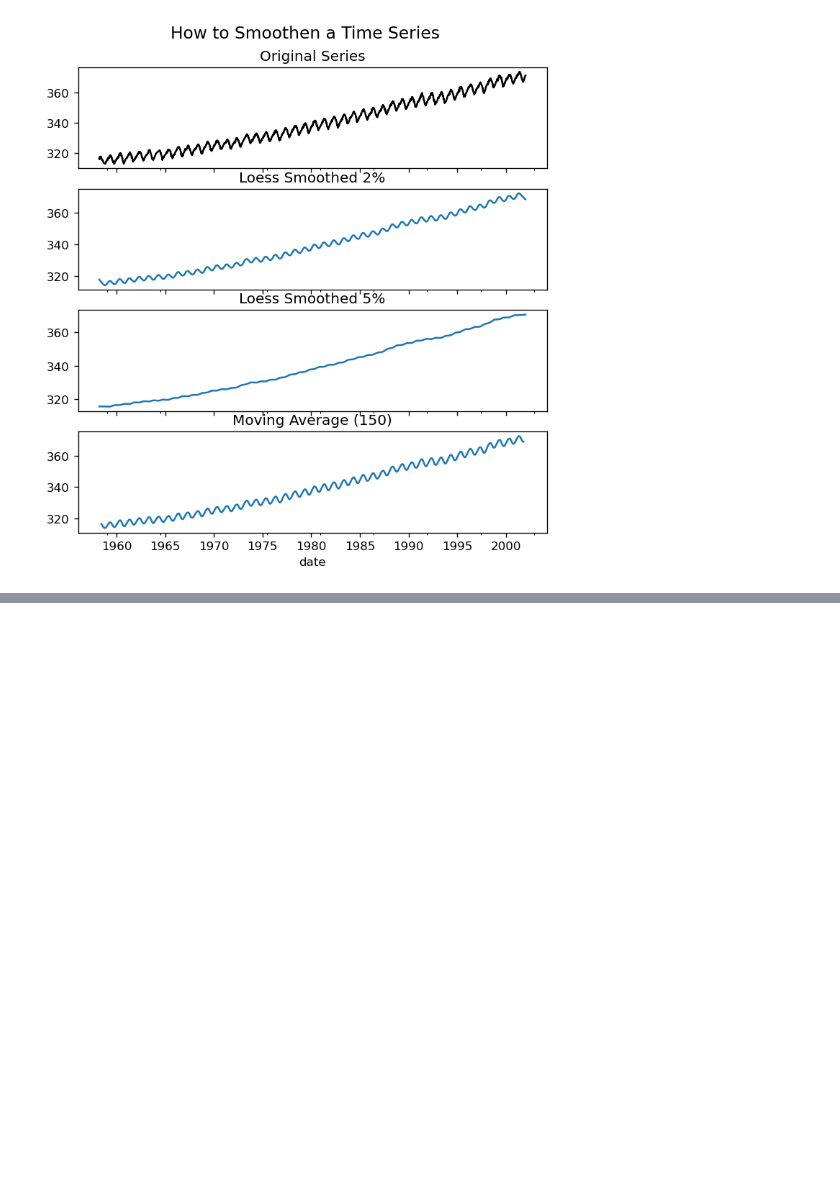
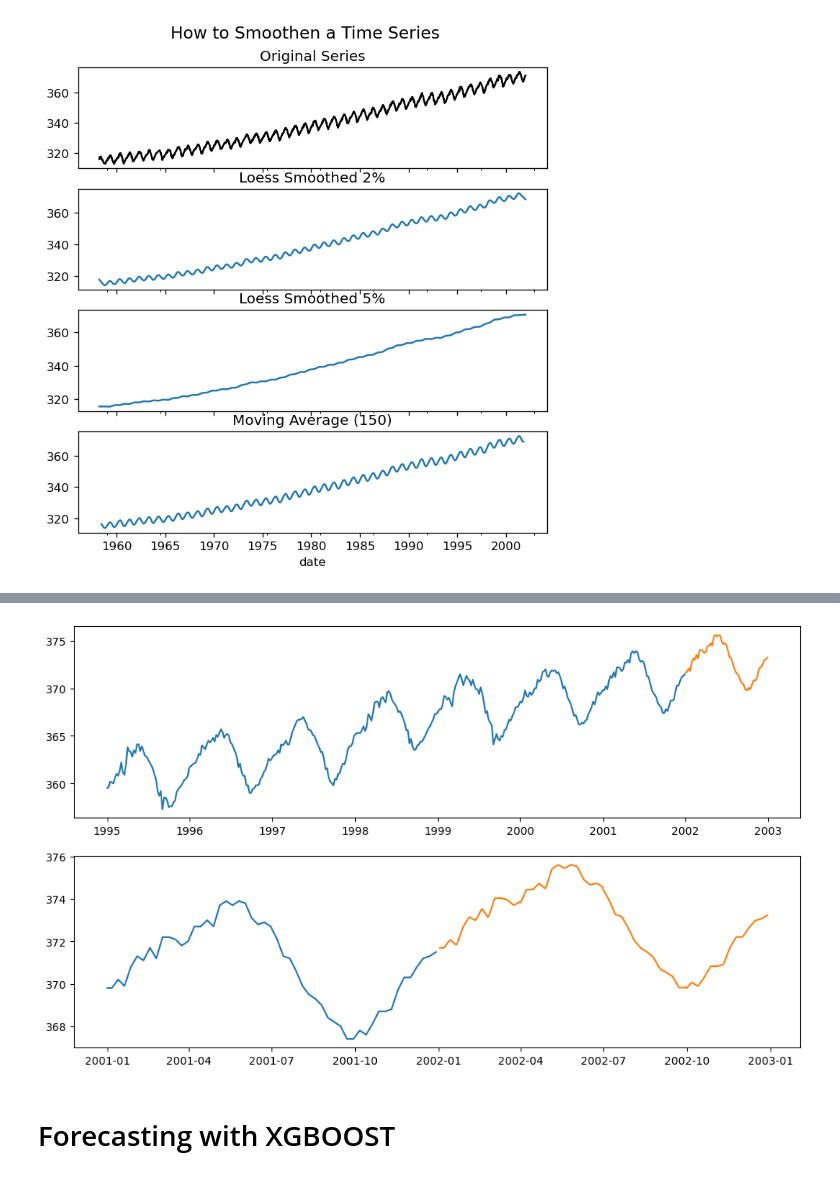
Before and after one commit to konsin1988/CO2_time_series_analysis_and_forecasting_pyspark, a Jupyter notebook: co2_model.ipynb, the cells around one changed output, grey strips where cells are left out. Saved outputs shown, nothing was run; the diff lists cells and outputs as text; code cells hidden in the pictures; blank space fills up the shorter version.

```diff
--- a/co2_model.ipynb
+++ b/co2_model.ipynb
@@ -547,0 +732,26 @@ plt.show()
+# %%
+df_prev = (
+    df_filled
+    .filter(F.year(col("date")) == 2001)
+    .withColumns({
+        "lagged_co2_1y_1d": F.lag(col("co2"), 1).over(window),
+        "lagged_co2_1y": col('co2'),
+        "date": F.add_months(col("date"), 12),
+        "lagged_mean_1y": F.round(F.mean(F.lag(col("co2"), 1).over(window)).over(window_1y_rolling), 4),
+        "lagged_max_1y": F.max(F.lag(col("co2"), 1).over(window)).over(window_1y_rolling),
+        "lagged_min_1y": F.min(F.lag(col("co2"), 1).over(window)).over(window_1y_rolling)
+    })
+    .withColumns({"dt_month": F.month(col("date")),
+                  "dt_year": F.year(col("date")),
+                  "dt_day_of_w": F.dayofweek(col("date")),
+                  "dt_day_of_m": F.day(col("date")),
+                  "dt_day_of_y": F.dayofyear(col("date")),
+                  "dt_week_of_y": F.weekofyear(col("date")),
+                  "dt_is_wknd": F.dayofweek(col("date")).isin([7,1]).cast(T.IntegerType()),
+                  "dt_quarter": F.quarter(col("date"))
+                 })
+    .dropna(how='any')
+)
+
+
+df_prev.limit(5)
@@ -547,0 +765,15 @@ plt.show()
+# %%
+prediction_2002 = model.transform(df_prev)
+pred_pd_2002 = prediction_2002.select(col("date"), col("prediction")).toPandas().set_index('date')
+test_pd = df_features.filter(col('dt_year').isin([F.lit(x) for x in range(1995, 2002)])).select(col("date"), col("label")).toPandas().set_index('date')
+# %%
+fig, (ax, ax2) = plt.subplots(2, 1, figsize=(12, 7))
+ax.plot(test_pd)
+ax.plot(pred_pd_2002)
+ax2.plot(test_pd.reset_index().assign(date = lambda x: x.date.astype('datetime64[ns]')).query("date.dt.year == 2001").set_index('date'))
+ax2.plot(pred_pd_2002)
+plt.show();
+# %% [output]
+[figure, added]
+# %% [markdown]
+# Forecasting with XGBOOST
```
Also changed, not shown: parts of 37 cells of this notebook.
